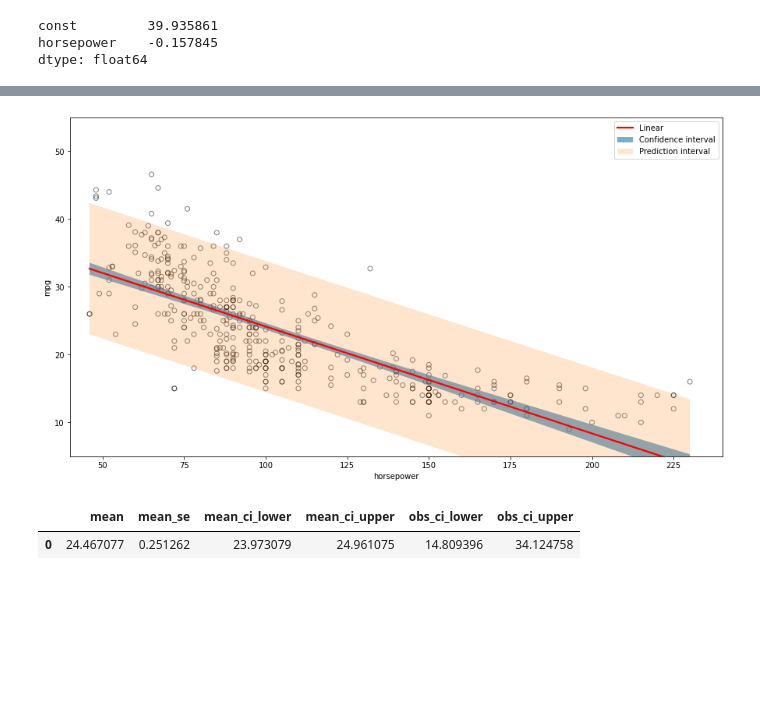
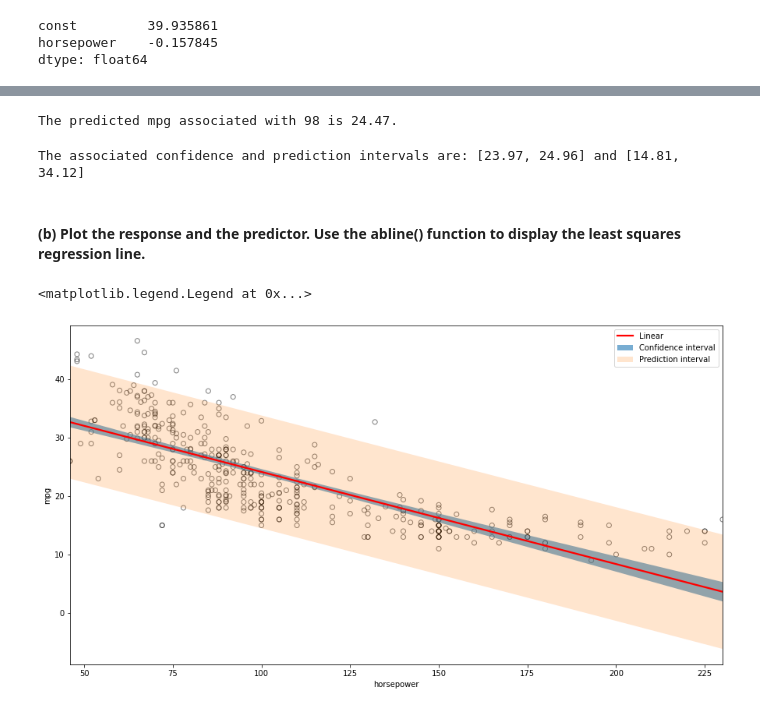
Before and after one commit to balintalfoldy/ISLR_python_AB, a Jupyter notebook: Notebooks/ch3_linear_regression_applied.ipynb, the cells around one changed output, grey strips where cells are left out. Saved outputs shown, nothing was run; the diff lists cells and outputs as text; code cells hidden in the pictures; blank space fills up the shorter version.

```diff
--- a/Notebooks/ch3_linear_regression_applied.ipynb
+++ b/Notebooks/ch3_linear_regression_applied.ipynb
@@ -15,5 +15,5 @@ warnings.filterwarnings('ignore')
 # %%
-path = Path('d:/ML_anyag/ISLR/ISLR_python_AB/Notebooks/Data/Auto.csv')
+path = Path('Data/Auto.csv')
 # %%
 Auto = pd.read_csv(path)
 Auto.head()
@@ -110,18 +110,26 @@ pred = results.get_prediction(X).summary_frame(alpha=0.05)
+# %%
+ex = [1, 98]
+pred1 = results.get_prediction(ex).summary_frame(alpha=0.05)
+print(f"The predicted mpg associated with {ex[1]} is {pred['mean'][0]:.2f}.")
+# %% [output]
+The predicted mpg associated with 98 is 24.47.
+# %%
+print(f"The associated confidence and prediction intervals are: [{pred['mean_ci_lower'][0]:.2f}, {pred['mean_ci_upper'][0]:.2f}] and [{pred['obs_ci_lower'][0]:.2f}, {pred['obs_ci_upper'][0]:.2f}]")
+# %% [output]
+The associated confidence and prediction intervals are: [23.97, 24.96] and [14.81, 34.12]
+# %% [markdown]
+#### **(b)** Plot the response and the predictor. Use the abline() function to display the least squares regression line.
 # %%
+# Plotting the the linear regression with confidence and prediction intervals
+pred2 = results.get_prediction(X).summary_frame(alpha=0.05)
+
 plt.figure(figsize = (15, 8))
 plt.scatter(X1, Y, facecolors='None', edgecolors='k', alpha=.5)
 sns.regplot(X1, Y, ci=None, label='Linear', scatter=False, color='red')
-plt.fill_between(X1, pred['mean_ci_lower'], pred['mean_ci_upper'], alpha=.6, label='Confidence interval')
-plt.fill_between(X1, pred['obs_ci_lower'], pred['obs_ci_upper'], alpha=.2, label='Prediction interval')
+plt.fill_between(X1, pred2['mean_ci_lower'], pred2['mean_ci_upper'], alpha=.6, label='Confidence interval')
+plt.fill_between(X1, pred2['obs_ci_lower'], pred2['obs_ci_upper'], alpha=.2, label='Prediction interval')
 
 plt.legend()
-plt.ylim(5,55)
-plt.xlim(40,240);
 # %% [output]
+<matplotlib.legend.Legend at 0x...>
-[figure, old version]
+[figure, new version]
-# %%
-pred98 = results.get_prediction([1, 98])
-pred98.summary_frame(alpha=0.05)
-# %% [output]
-|  | mean | mean_se | mean_ci_lower | mean_ci_upper | obs_ci_lower | obs_ci_upper |
-| 0 | 24.467077 | 0.251262 | 23.973079 | 24.961075 | 14.809396 | 34.124758 |
```
Also changed, not shown: parts of 19 cells of this notebook.
